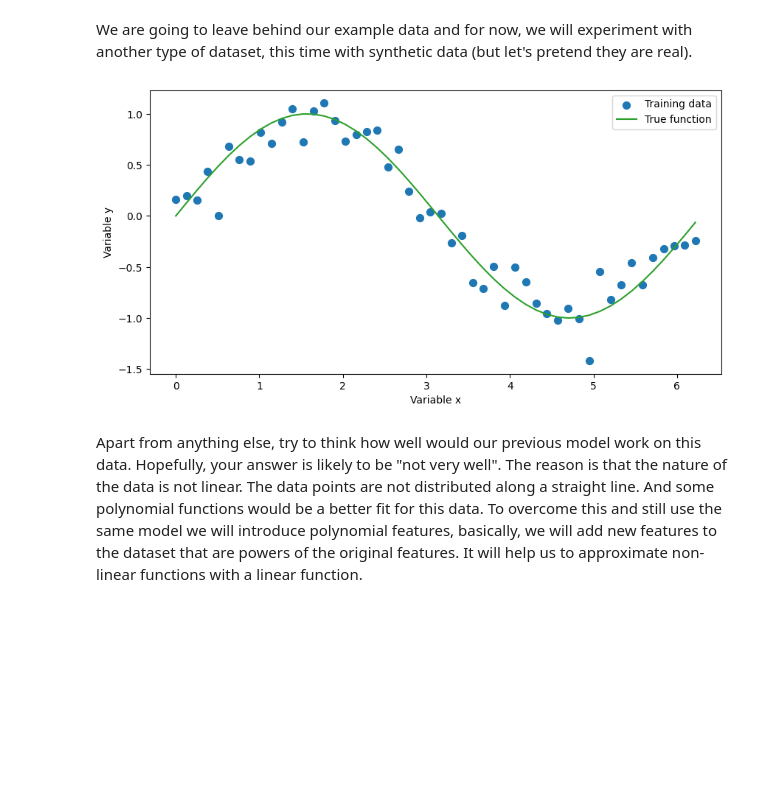
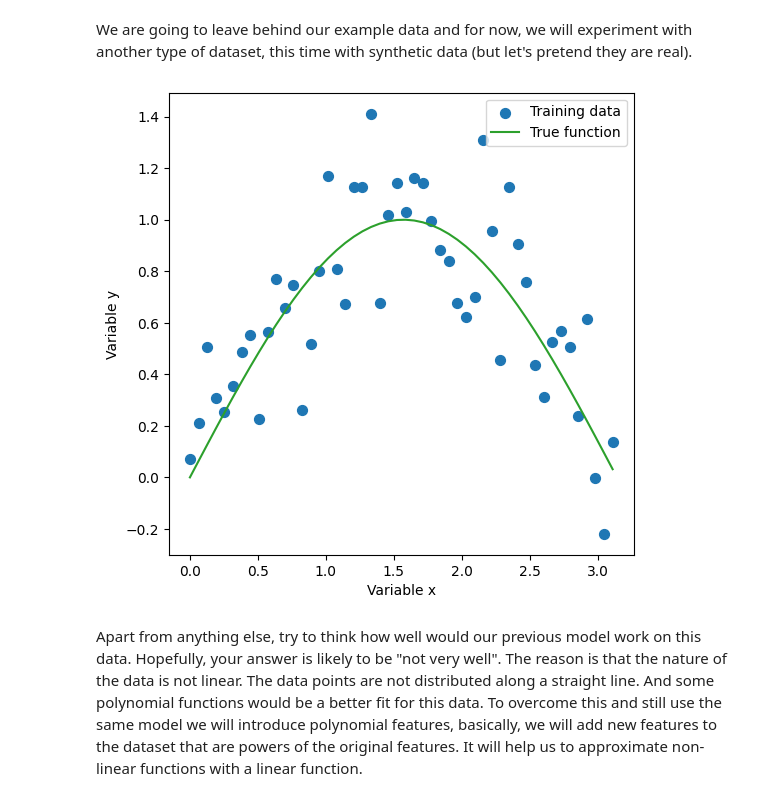
Before and after one commit to IMCF-Biocev/NNBA-2023, a Jupyter notebook: lecture.ipynb, the cells around one changed output. Cells and saved outputs as stored; diff of their text form; code cells hidden in the pictures; blank space fills up the shorter version.

```diff
--- a/lecture.ipynb
+++ b/lecture.ipynb
@@ -401,25 +389,25 @@ interactive(children=(Play(value=0, description='Epochs', interval=1, max=1000),
 We are going to leave behind our example data and for now, we will experiment with another type of dataset, this time with synthetic data (but let's pretend they are real).
 # %%
 # Simulate noisy sine wave
-xs = np.linspace(0, 2 * np.pi, 100)
+xs = np.linspace(0, np.pi, 100)
 ys = np.sin(xs) + np.random.normal(0, 0.2, 100)
 # remove some data pointsxs
 xs = xs[::2]
 ys = ys[::2]
 
 # compute true sine wave
 y_true = np.sin(xs)
 
 # plot the data
-plt.figure(figsize=(10, 5))
+plt.figure(figsize=(6, 6))
 plt.scatter(xs, ys, s=50, label='Training data')
 plt.plot(xs, y_true, color='tab:green', label='True function')
 plt.xlabel('Variable x')
 plt.ylabel('Variable y')
 plt.legend()
 plt.show()
 # %% [output]
-[figure, old version]
+[figure, new version]
 # %% [markdown]
 Apart from anything else, try to think how well would our previous model work on this data. Hopefully, your answer is likely to be "not very well". The reason is that the nature of the data is not linear. The data points are not distributed along a straight line. And some polynomial functions would be a better fit for this data. To overcome this and still use the same model we will introduce polynomial features, basically, we will add new features to the dataset that are powers of the original features. It will help us to approximate non-linear functions with a linear function.
 # %%
```
Also changed, not shown: parts of 25 cells of this notebook.
